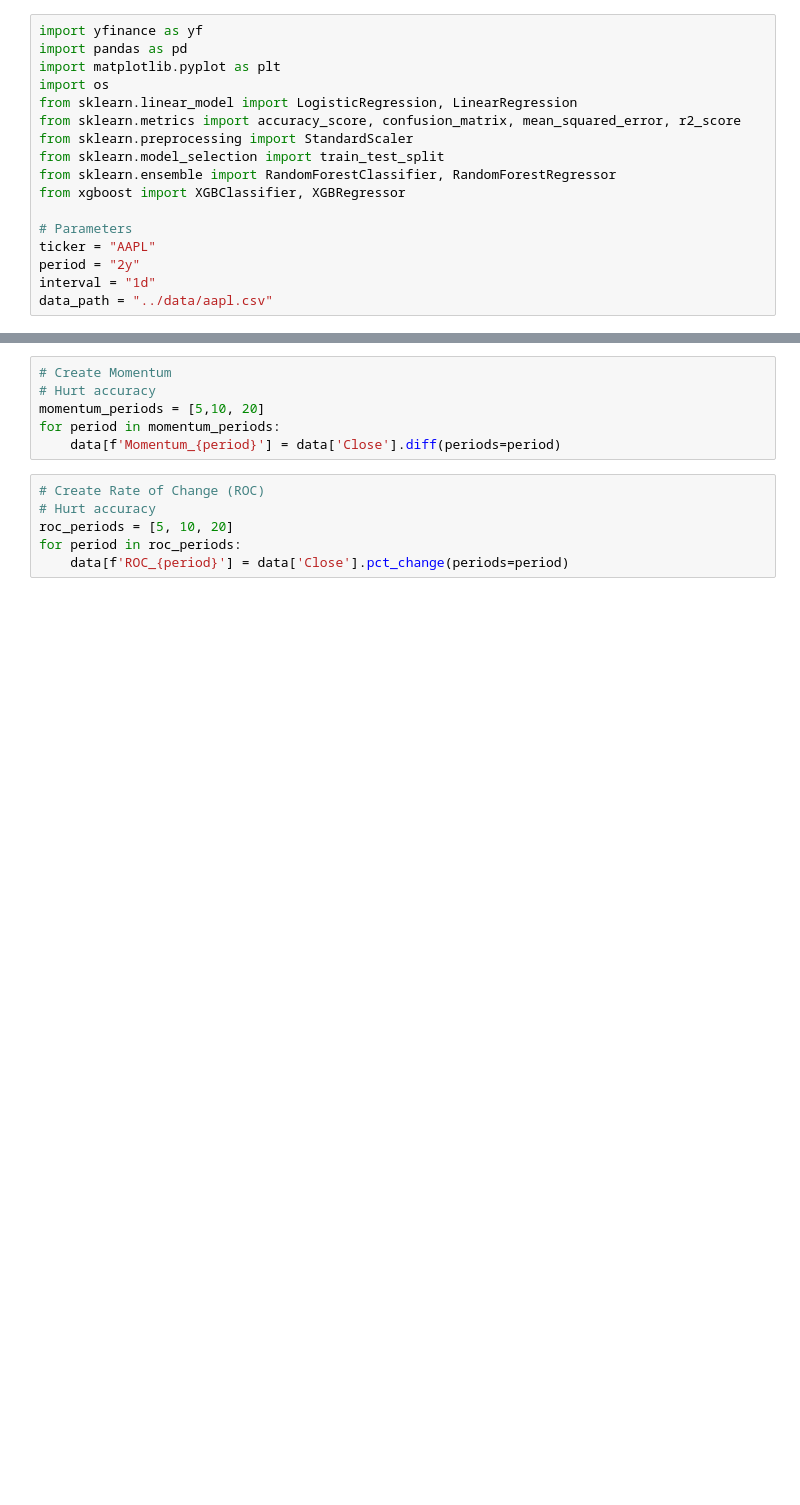
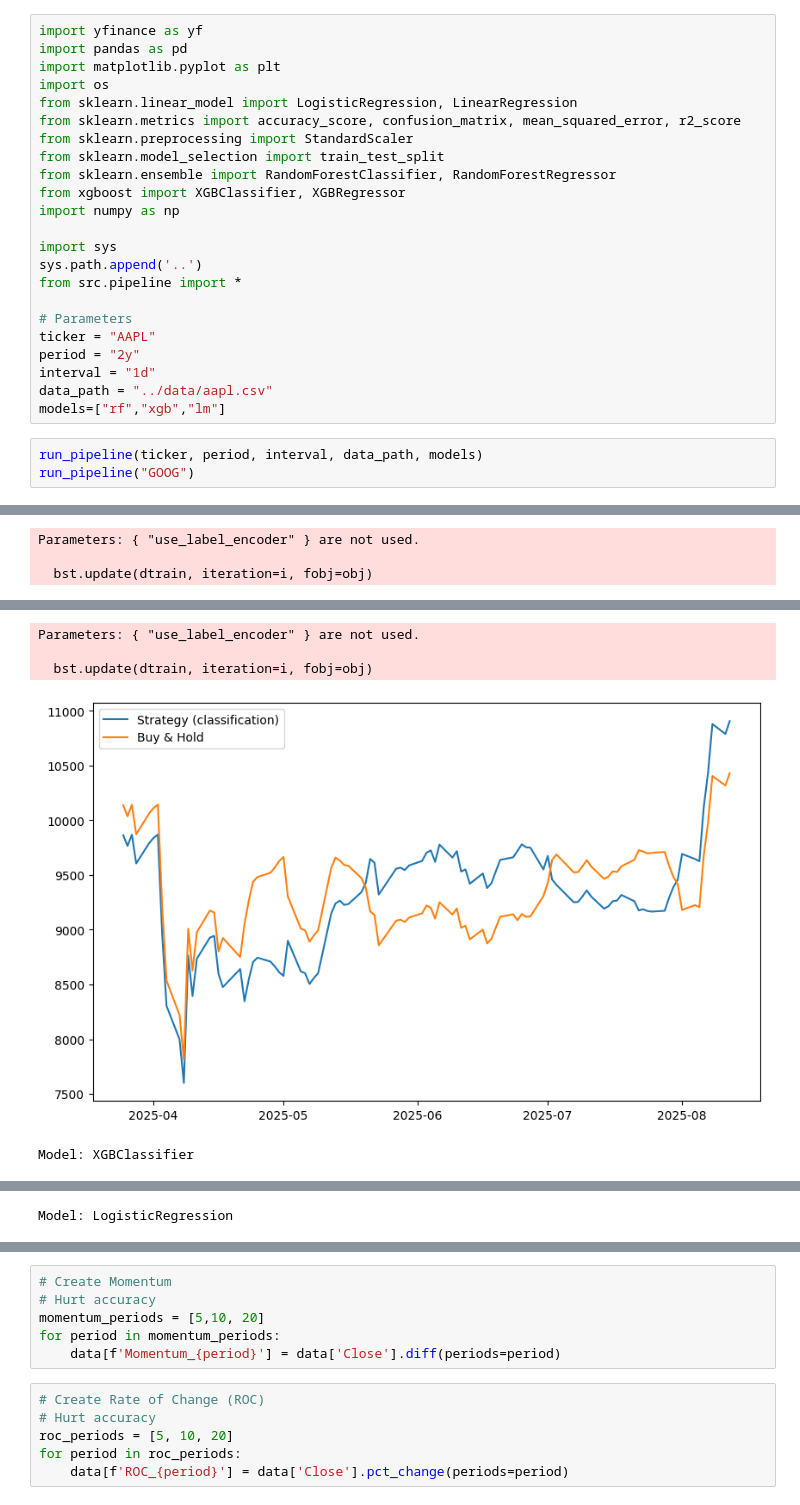
Before and after one commit to LurkingGamer365/stock-ml-predictor, a Jupyter notebook: notebooks/data_collection.ipynb, the cells around one changed output, grey strips where cells are left out. Cells and saved outputs as stored; diff of their text form; blank space fills up the shorter version.

```diff
--- a/notebooks/data_collection.ipynb
+++ b/notebooks/data_collection.ipynb
@@ -9,9 +9,19 @@ from sklearn.preprocessing import StandardScaler
 from sklearn.model_selection import train_test_split
 from sklearn.ensemble import RandomForestClassifier, RandomForestRegressor
 from xgboost import XGBClassifier, XGBRegressor
+import numpy as np
+
+import sys
+sys.path.append('..')
+from src.pipeline import *
 
 # Parameters
 ticker = "AAPL"
 period = "2y"
 interval = "1d"
 data_path = "../data/aapl.csv"
+models=["rf","xgb","lm"]
+# %%
+run_pipeline(ticker, period, interval, data_path, models)
+run_pipeline("GOOG")
+# %% [output]
@@ -17,0 +40,3 @@ data_path = "../data/aapl.csv"
+Parameters: { "use_label_encoder" } are not used.
+
+  bst.update(dtrain, iteration=i, fobj=obj)
@@ -17,0 +58,5 @@ data_path = "../data/aapl.csv"
+Parameters: { "use_label_encoder" } are not used.
+
+  bst.update(dtrain, iteration=i, fobj=obj)
+[figure, added]
+Model: XGBClassifier
@@ -17,0 +64 @@ data_path = "../data/aapl.csv"
+Model: LogisticRegression
```
Also changed, not shown: parts of 27 cells of this notebook, 2 other files.
